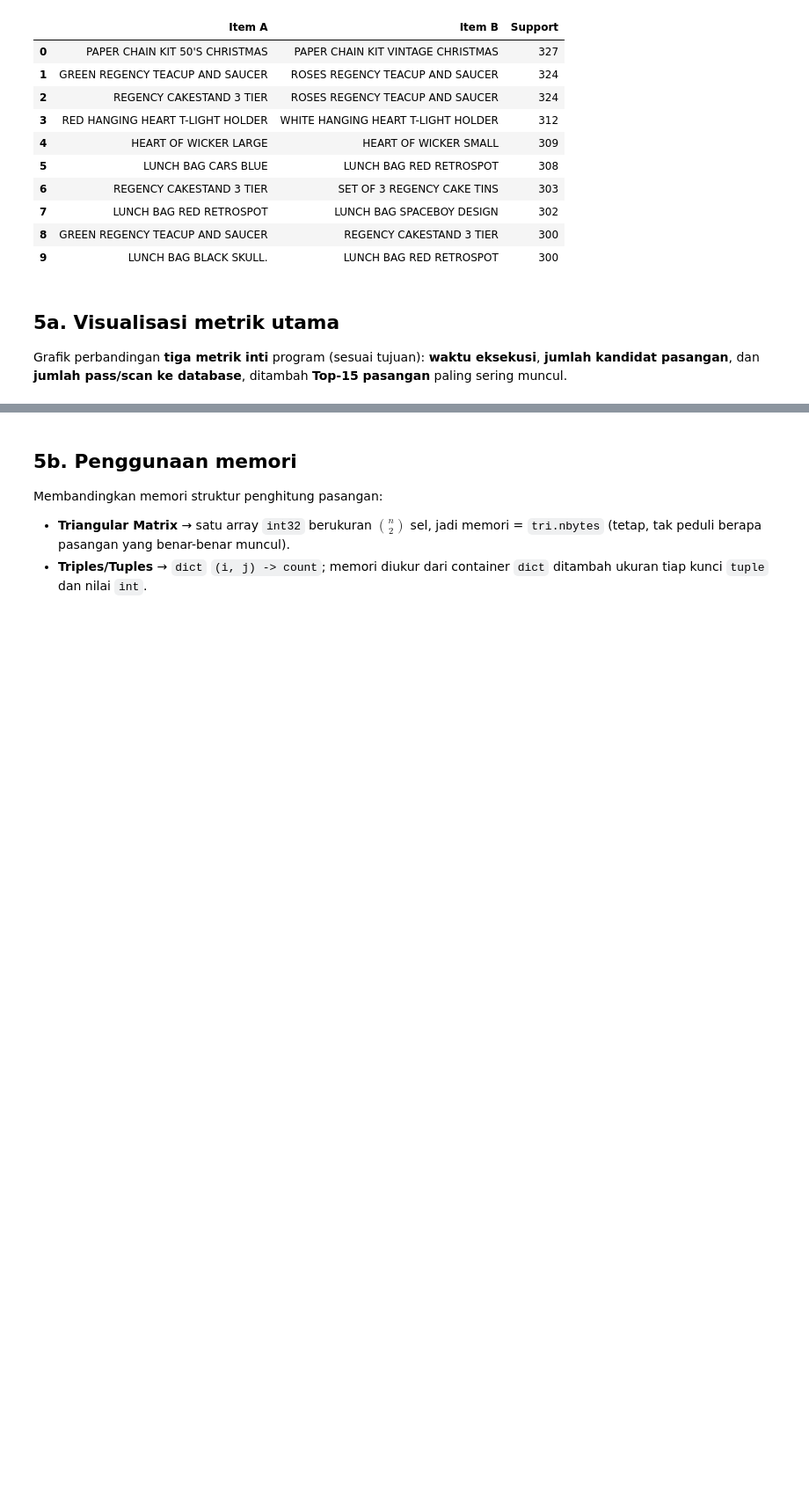
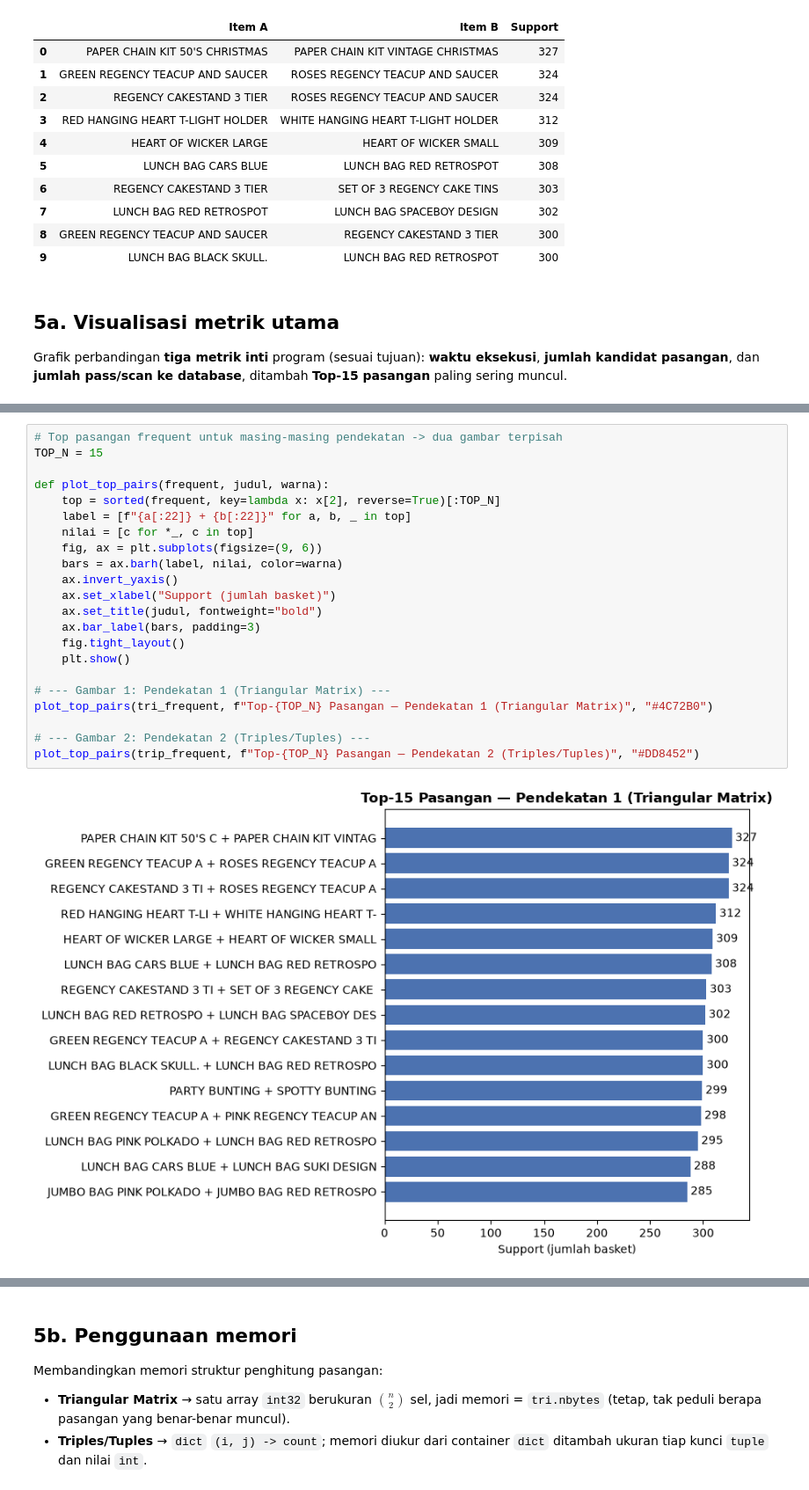
Before and after one commit to Syamsalam/Naive_finding_frequent_pairs, a Jupyter notebook: Naive.ipynb, the cells around one changed output, grey strips where cells are left out. Shown at 88% size. Saved outputs shown, nothing was run; the diff lists cells and outputs as text; blank space fills up the shorter version.

```diff
--- a/Naive.ipynb
+++ b/Naive.ipynb
@@ -323,0 +412,24 @@ plt.show()
+# %%
+# Top pasangan frequent untuk masing-masing pendekatan -> dua gambar terpisah
+TOP_N = 15
+
+def plot_top_pairs(frequent, judul, warna):
+    top = sorted(frequent, key=lambda x: x[2], reverse=True)[:TOP_N]
+    label = [f"{a[:22]} + {b[:22]}" for a, b, _ in top]
+    nilai = [c for *_, c in top]
+    fig, ax = plt.subplots(figsize=(9, 6))
+    bars = ax.barh(label, nilai, color=warna)
+    ax.invert_yaxis()
+    ax.set_xlabel("Support (jumlah basket)")
+    ax.set_title(judul, fontweight="bold")
+    ax.bar_label(bars, padding=3)
+    fig.tight_layout()
+    plt.show()
+
+# --- Gambar 1: Pendekatan 1 (Triangular Matrix) ---
+plot_top_pairs(tri_frequent, f"Top-{TOP_N} Pasangan — Pendekatan 1 (Triangular Matrix)", "#4C72B0")
+
+# --- Gambar 2: Pendekatan 2 (Triples/Tuples) ---
+plot_top_pairs(trip_frequent, f"Top-{TOP_N} Pasangan — Pendekatan 2 (Triples/Tuples)", "#DD8452")
+# %% [output]
+[figure, added]
```
Also changed, not shown: parts of 12 cells of this notebook.
